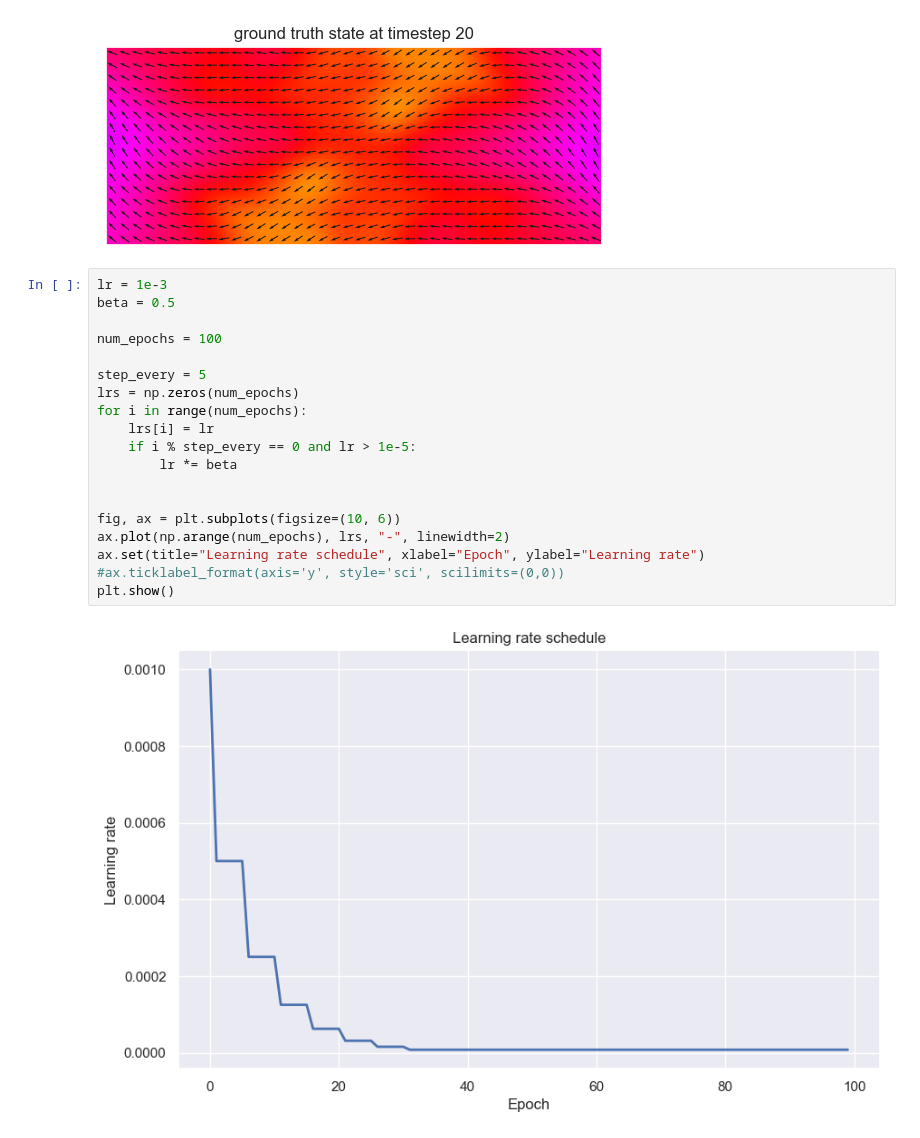
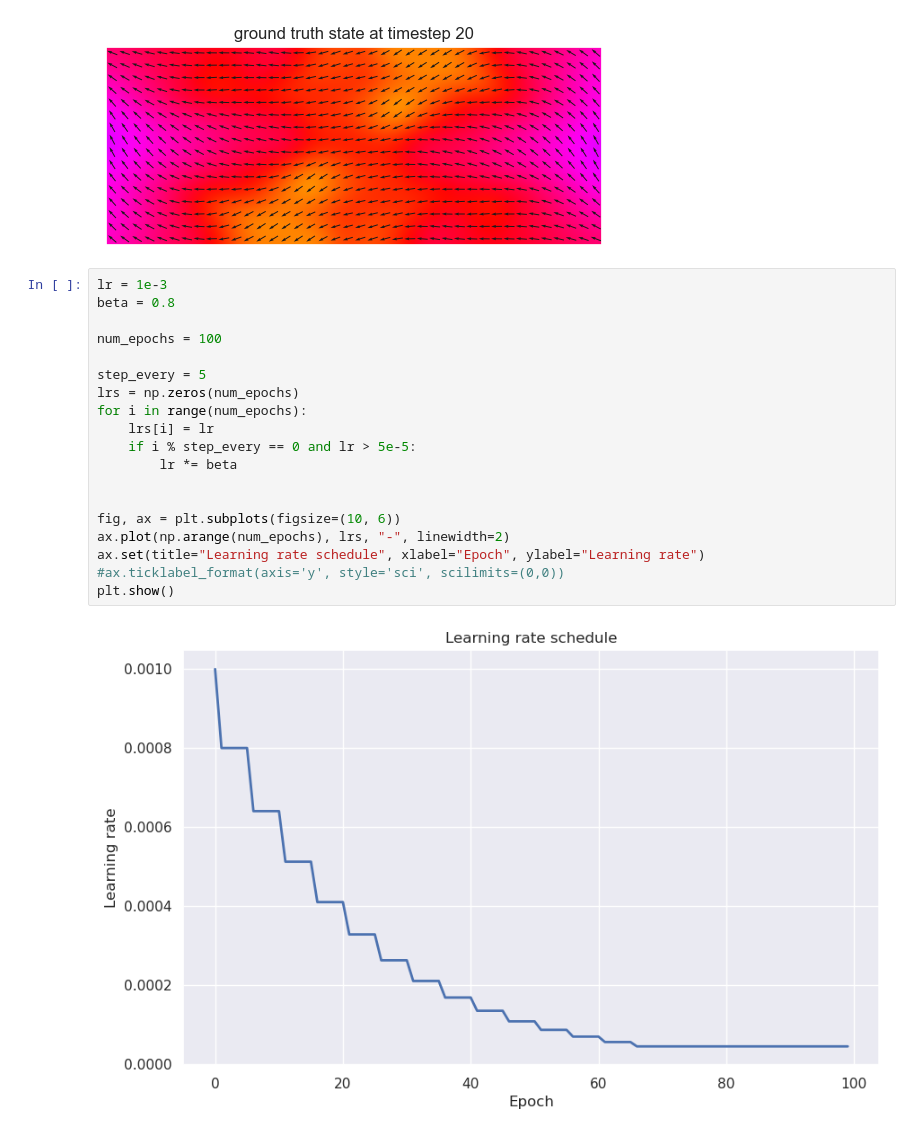
Before and after one commit to cmt-dtu-energy/koopman-magnetics, a Jupyter notebook: nbs/KoopmanAECNN_eval.ipynb, the cells around one changed output. Drawn from its saved outputs; the diff is of its cells as text.

```diff
--- a/nbs/KoopmanAECNN_eval.ipynb
+++ b/nbs/KoopmanAECNN_eval.ipynb
@@ -308,22 +308,22 @@ plot_M_thin_film(DATA[test_indices[field_idx]][middle_state], res, f"ground trut
 [figure]
 # %%
 lr = 1e-3
-beta = 0.5
+beta = 0.8
 
 num_epochs = 100
 
 step_every = 5
 lrs = np.zeros(num_epochs)
 for i in range(num_epochs):
     lrs[i] = lr
-    if i % step_every == 0 and lr > 1e-5:
+    if i % step_every == 0 and lr > 5e-5:
         lr *= beta
 
 
 fig, ax = plt.subplots(figsize=(10, 6))
 ax.plot(np.arange(num_epochs), lrs, "-", linewidth=2)
 ax.set(title="Learning rate schedule", xlabel="Epoch", ylabel="Learning rate")
 #ax.ticklabel_format(axis='y', style='sci', scilimits=(0,0))
 plt.show()
 # %% [output]
-[figure, old version]
+[figure, new version]
```
Also changed, not shown: 6 other files.
